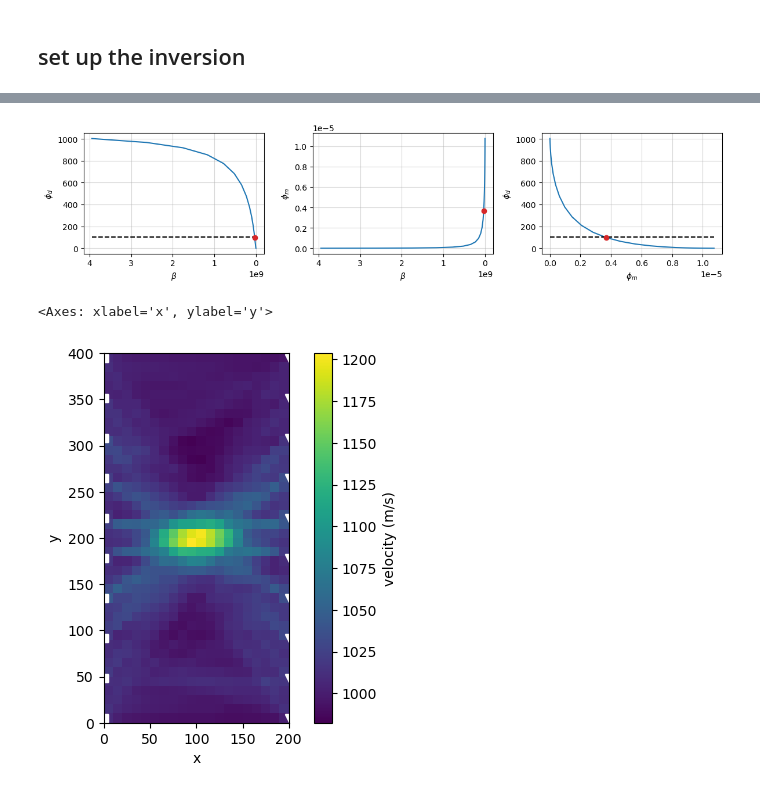
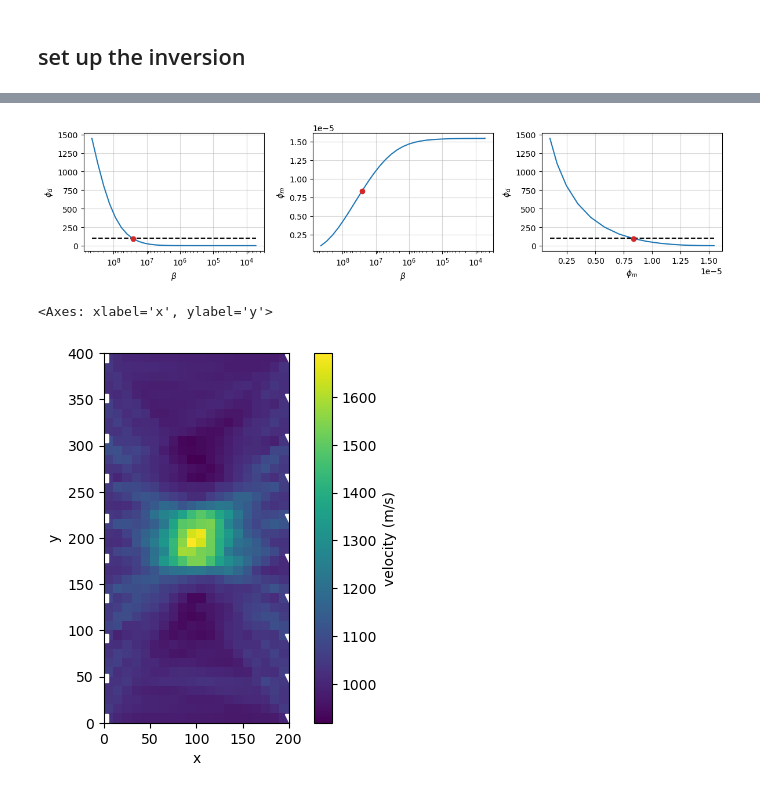
Before and after one commit to lheagy/eosc-454, a Jupyter notebook: lectures/tomography.ipynb, the cells around one changed output, grey strips where cells are left out. Drawn from its saved outputs; the diff is of its cells as text; code cells hidden in the pictures.

```diff
--- a/lectures/tomography.ipynb
+++ b/lectures/tomography.ipynb
@@ -91,7 +78,7 @@ ax.plot(receiver_locations[:, 0], receiver_locations[:, 1], "C0v", ms=8)
 v0 = 1000
 v1 = 2000
 block_x = np.r_[60, 140]
-block_y = np.r_[180, 220]
+block_y = np.r_[160, 240]
 
 velocity_model = v0*np.ones(mesh.n_cells)
 background_velocity = velocity_model.copy()
@@ -308,8 +281,8 @@ def plot_tikhonov_curves(beta_values, phi_d, phi_m, phid_star=None, iteration=No
     if ax is None:
         fig, ax = plt.subplots(1, 3, figsize=(12,3))
 
-    ax[0].plot(beta_values, phi_d)
-    ax[1].plot(beta_values, phi_m)
+    ax[0].semilogx(beta_values, phi_d)
+    ax[1].semilogx(beta_values, phi_m)
     ax[2].plot(phi_m, phi_d)
 
     if phid_star is not None:
@@ -338,21 +311,21 @@ phi_d = [save.outDict[i]["phi_d"] for i in save.outDict.keys()]
 phi_m = [save.outDict[i]["phi_m"] for i in save.outDict.keys()]
 models = [save.outDict[i]["m"] for i in save.outDict.keys()]
 # %%
-iteration = 12
+iteration = 7
 ax = plot_tikhonov_curves(betas, phi_d, phi_m, phid_star=len(noisy_data), iteration=iteration)
 for a in ax.flatten():
     a.grid("both", alpha=0.5)
 # %% [output]
-[figure, old version]
+[figure, new version]
 # %%
-iteration = 8
 plot_model_survey(
     mesh, 1./models[iteration], source_locations, receiver_locations,
     show_raypaths=False,
+    # vmin=1000, vmax=2000
 )
 # %% [output]
 <Axes: xlabel='x', ylabel='y'>
-[figure, old version]
+[figure, new version]
 # %%
 fig, ax = plt.subplots(1, 3, figsize=(13, 3.5), dpi=200)
 dpred_i = simulation.dpred(models[iteration])
```
Also changed, not shown: parts of 11 cells of this notebook.
